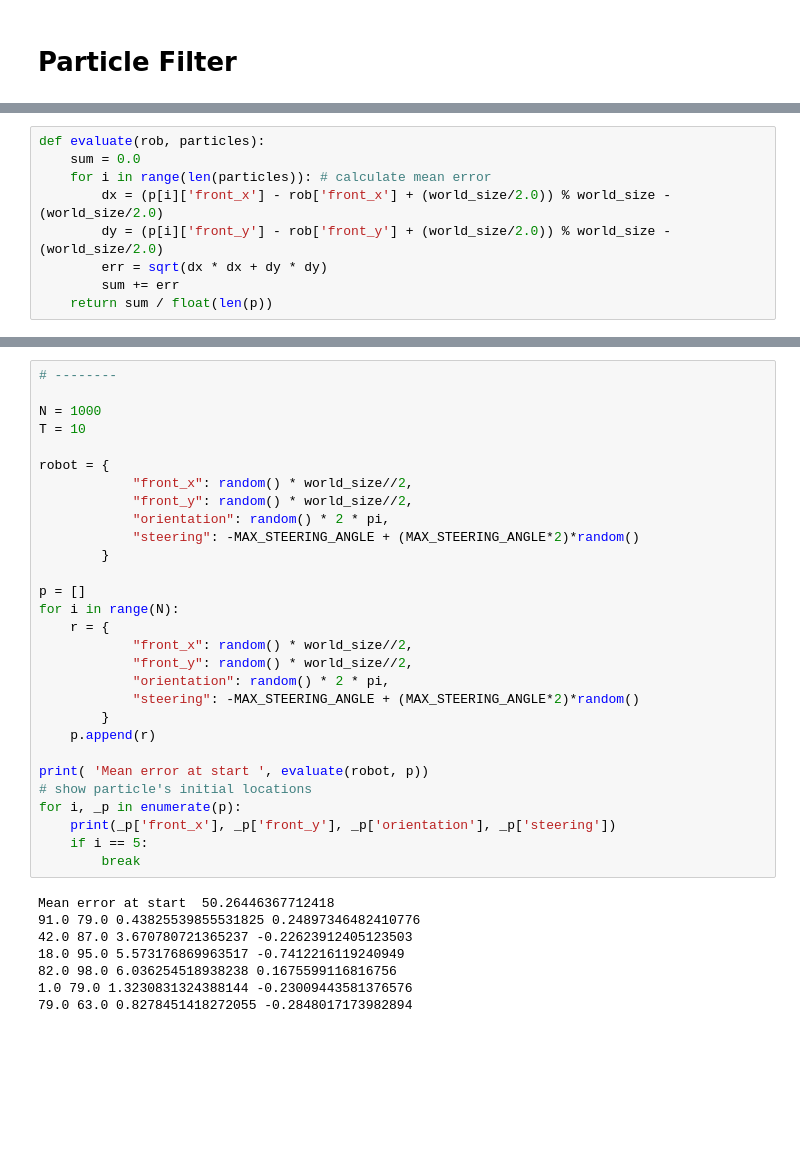
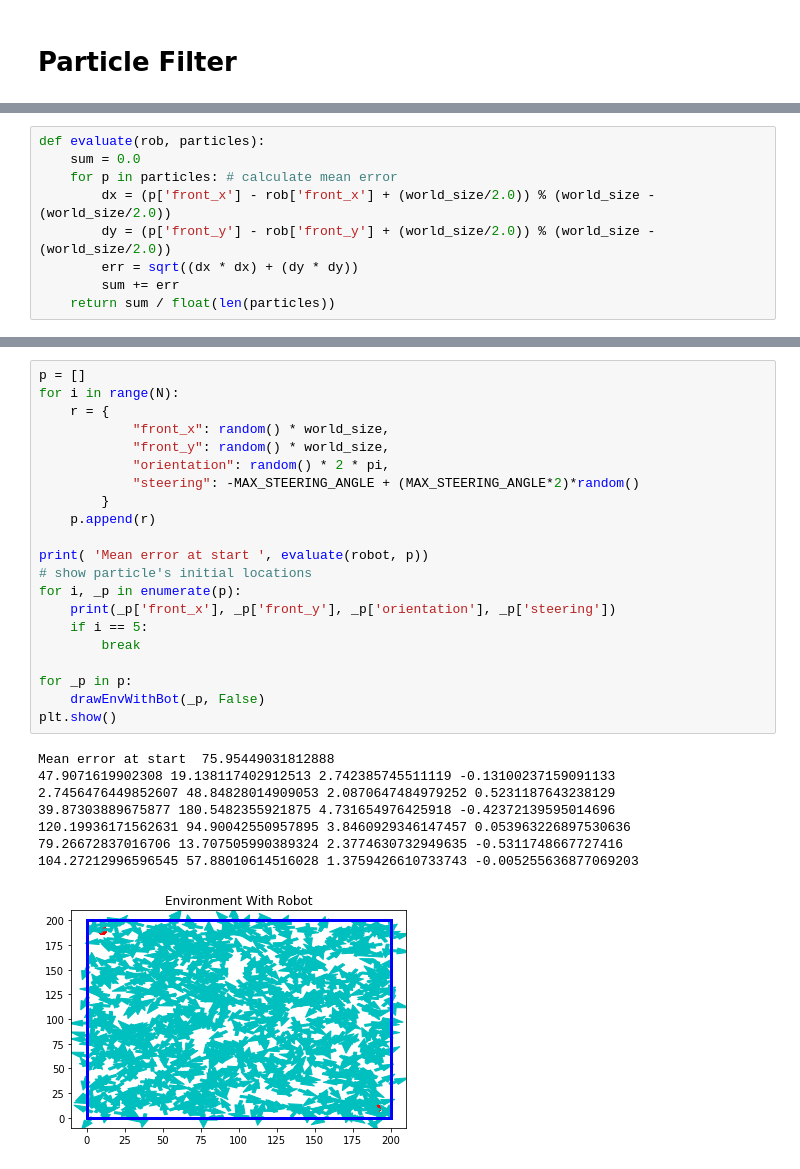
Before and after one commit to AidenWilliams/Robot-Localisation, a Jupyter notebook: Robot Localisation.ipynb, the cells around one changed output, grey strips where cells are left out. Drawn from its saved outputs; the diff is of its cells as text; blank space fills up the shorter version.

```diff
--- a/Robot Localisation.ipynb
+++ b/Robot Localisation.ipynb
@@ -202,9 +204,9 @@ def measurement_prob(rob, measurement):
 # %%
 def evaluate(rob, particles):
     sum = 0.0
-    for i in range(len(particles)): # calculate mean error
-        dx = (p[i]['front_x'] - rob['front_x'] + (world_size/2.0)) % world_size - (world_size/2.0)
-        dy = (p[i]['front_y'] - rob['front_y'] + (world_size/2.0)) % world_size - (world_size/2.0)
-        err = sqrt(dx * dx + dy * dy)
+    for p in particles: # calculate mean error
+        dx = (p['front_x'] - rob['front_x'] + (world_size/2.0)) % (world_size - (world_size/2.0))
+        dy = (p['front_y'] - rob['front_y'] + (world_size/2.0)) % (world_size - (world_size/2.0))
+        err = sqrt((dx * dx) + (dy * dy))
         sum += err
-    return sum / float(len(p))
+    return sum / float(len(particles))
@@ -211,39 +229,32 @@ def evaluate(rob, particles):
 # %%
-# --------
-
-N = 1000
-T = 10
-
-robot = {
-            "front_x": random() * world_size//2,
-            "front_y": random() * world_size//2,
-            "orientation": random() * 2 * pi,
-            "steering": -MAX_STEERING_ANGLE + (MAX_STEERING_ANGLE*2)*random()
-        }
-
 p = []
 for i in range(N):
     r = {
-            "front_x": random() * world_size//2,
-            "front_y": random() * world_size//2,
+            "front_x": random() * world_size,
+            "front_y": random() * world_size,
             "orientation": random() * 2 * pi,
             "steering": -MAX_STEERING_ANGLE + (MAX_STEERING_ANGLE*2)*random()
         }
     p.append(r)
 
 print( 'Mean error at start ', evaluate(robot, p))
 # show particle's initial locations
 for i, _p in enumerate(p):
     print(_p['front_x'], _p['front_y'], _p['orientation'], _p['steering'])
     if i == 5:
         break
+
+for _p in p:
+    drawEnvWithBot(_p, False)
+plt.show()
 # %% [output]
-Mean error at start  50.26446367712418
-91.0 79.0 0.43825539855531825 0.24897346482410776
-42.0 87.0 3.670780721365237 -0.22623912405123503
-18.0 95.0 5.573176869963517 -0.7412216119240949
-82.0 98.0 6.036254518938238 0.1675599116816756
-1.0 79.0 1.3230831324388144 -0.23009443581376576
-79.0 63.0 0.8278451418272055 -0.2848017173982894
+Mean error at start  75.95449031812888
+47.9071619902308 19.138117402912513 2.742385745511119 -0.13100237159091133
+2.7456476449852607 48.84828014909053 2.0870647484979252 0.5231187643238129
+39.87303889675877 180.5482355921875 4.731654976425918 -0.42372139595014696
+120.19936171562631 94.90042550957895 3.8460929346147457 0.053963226897530636
+79.26672837016706 13.707505990389324 2.3774630732949635 -0.5311748667727416
+104.27212996596545 57.88010614516028 1.3759426610733743 -0.005255636877069203
+[figure, added]
 # %%
 for t in range(T):
```
Also changed, not shown: parts of 14 cells of this notebook.
